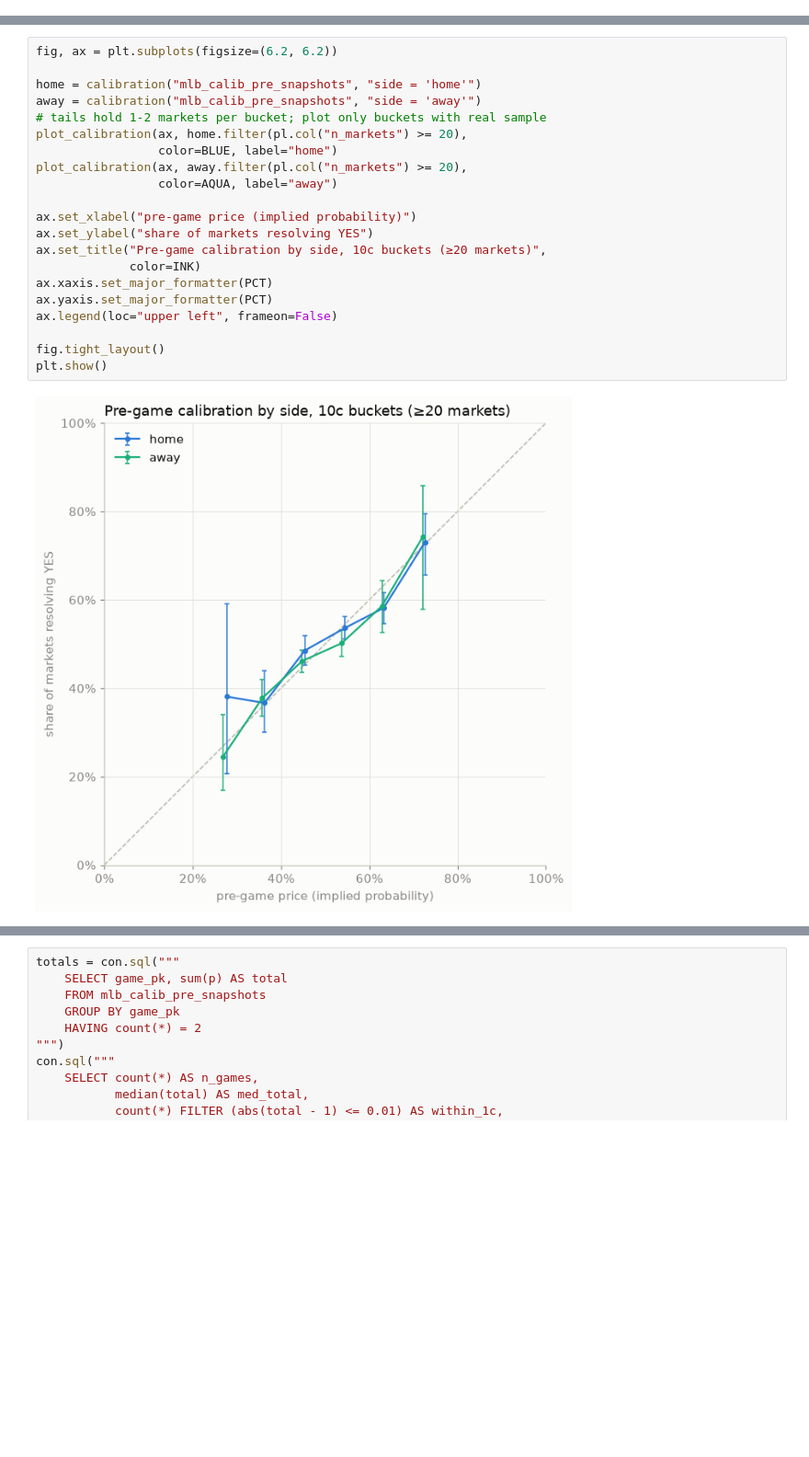
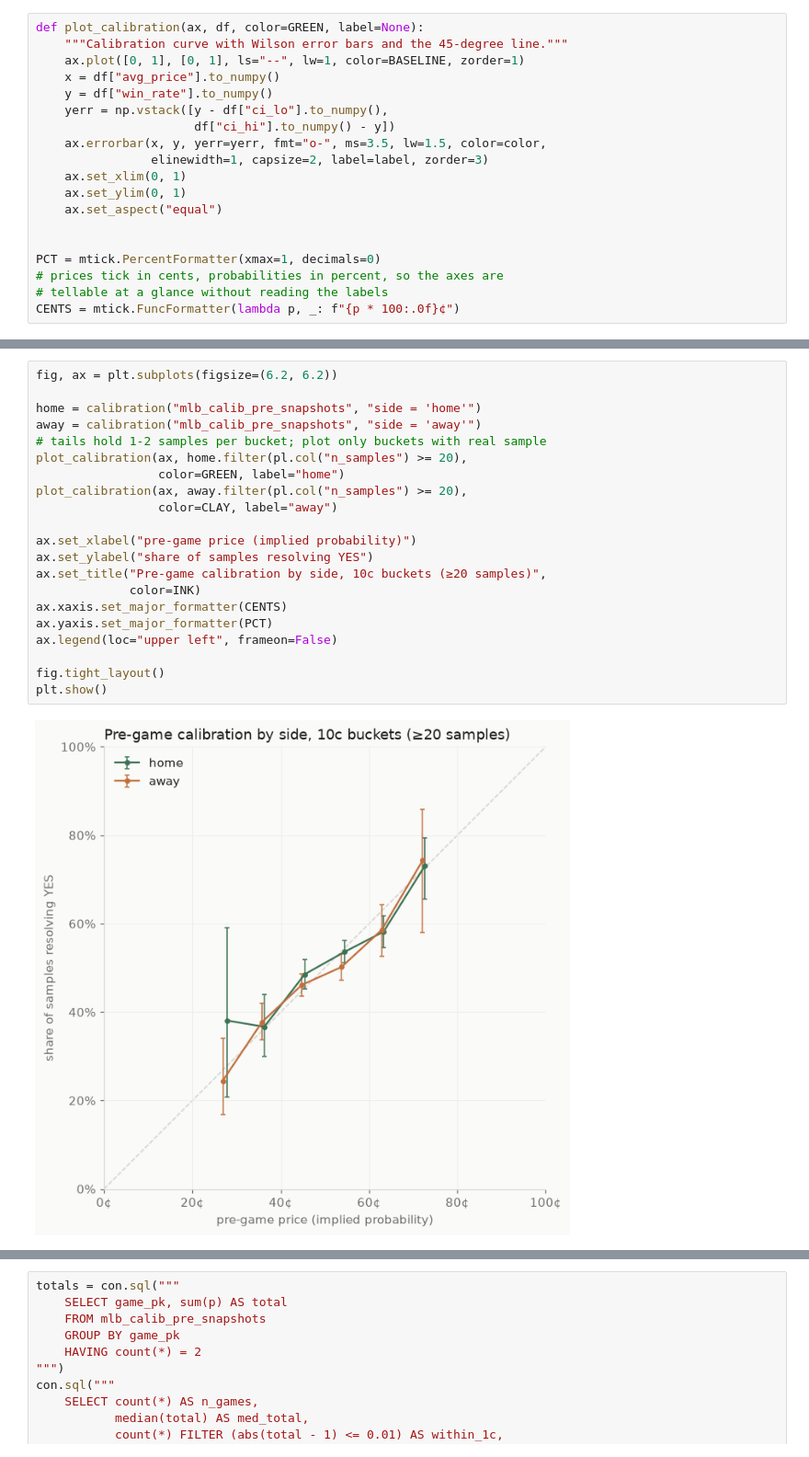
Before and after one commit to zhinit/prediction-market-analysis, a Jupyter notebook: analysis/mlb_calibration.ipynb, the cells around one changed output, grey strips where cells are left out. Shown at 92% size. Saved outputs shown, nothing was run; the diff lists cells and outputs as text; blank space fills up the shorter version.

```diff
--- a/analysis/mlb_calibration.ipynb
+++ b/analysis/mlb_calibration.ipynb
@@ -211,0 +158,19 @@ def show_group(df, name_col):
+# %%
+def plot_calibration(ax, df, color=GREEN, label=None):
+    """Calibration curve with Wilson error bars and the 45-degree line."""
+    ax.plot([0, 1], [0, 1], ls="--", lw=1, color=BASELINE, zorder=1)
+    x = df["avg_price"].to_numpy()
+    y = df["win_rate"].to_numpy()
+    yerr = np.vstack([y - df["ci_lo"].to_numpy(),
+                      df["ci_hi"].to_numpy() - y])
+    ax.errorbar(x, y, yerr=yerr, fmt="o-", ms=3.5, lw=1.5, color=color,
+                elinewidth=1, capsize=2, label=label, zorder=3)
+    ax.set_xlim(0, 1)
+    ax.set_ylim(0, 1)
+    ax.set_aspect("equal")
+
+
+PCT = mtick.PercentFormatter(xmax=1, decimals=0)
+# prices tick in cents, probabilities in percent, so the axes are
+# tellable at a glance without reading the labels
+CENTS = mtick.FuncFormatter(lambda p, _: f"{p * 100:.0f}¢")
@@ -509,23 +454,23 @@ show_group(sides, "side")
 # %%
 fig, ax = plt.subplots(figsize=(6.2, 6.2))
 
 home = calibration("mlb_calib_pre_snapshots", "side = 'home'")
 away = calibration("mlb_calib_pre_snapshots", "side = 'away'")
-# tails hold 1-2 markets per bucket; plot only buckets with real sample
-plot_calibration(ax, home.filter(pl.col("n_markets") >= 20),
-                 color=BLUE, label="home")
-plot_calibration(ax, away.filter(pl.col("n_markets") >= 20),
-                 color=AQUA, label="away")
+# tails hold 1-2 samples per bucket; plot only buckets with real sample
+plot_calibration(ax, home.filter(pl.col("n_samples") >= 20),
+                 color=GREEN, label="home")
+plot_calibration(ax, away.filter(pl.col("n_samples") >= 20),
+                 color=CLAY, label="away")
 
 ax.set_xlabel("pre-game price (implied probability)")
-ax.set_ylabel("share of markets resolving YES")
-ax.set_title("Pre-game calibration by side, 10c buckets (≥20 markets)",
+ax.set_ylabel("share of samples resolving YES")
+ax.set_title("Pre-game calibration by side, 10c buckets (≥20 samples)",
              color=INK)
-ax.xaxis.set_major_formatter(PCT)
+ax.xaxis.set_major_formatter(CENTS)
 ax.yaxis.set_major_formatter(PCT)
 ax.legend(loc="upper left", frameon=False)
 
 fig.tight_layout()
 plt.show()
 # %% [output]
-[figure, old version]
+[figure, new version]
```
Also changed, not shown: parts of 68 cells of this notebook.
